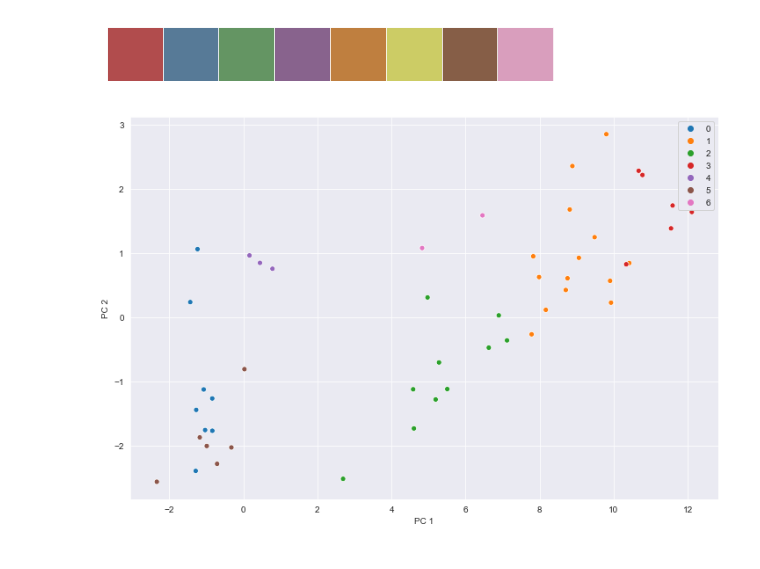
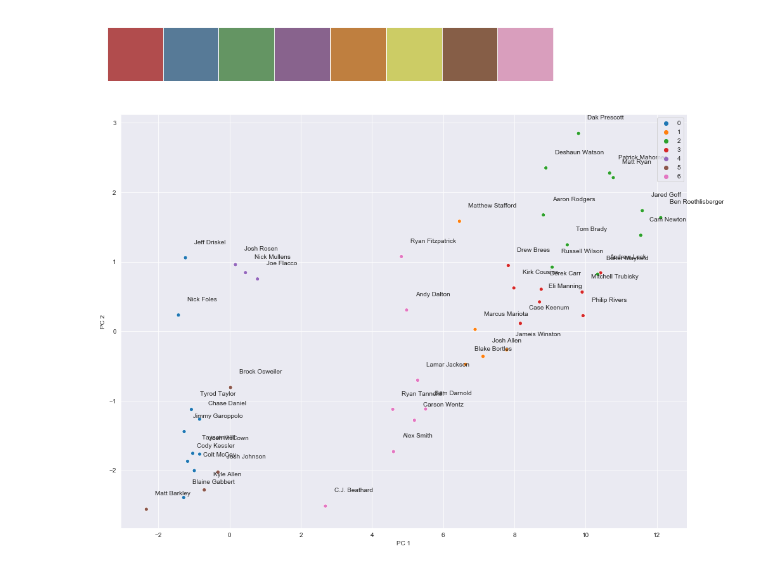
Before and after one commit to desaiiviral/Projects, a Jupyter notebook: Fantasy Ranking.ipynb, the cells around one changed output. Drawn from its saved outputs; the diff is of its cells as text; code cells hidden in the pictures.

```diff
--- a/Fantasy Ranking.ipynb
+++ b/Fantasy Ranking.ipynb
@@ -32,6 +32,13 @@ stats_norm = stats.sort_values('FantPt', ascending = False)
 #ppr leagues
 stats_ppr = stats.sort_values('PPR', ascending = False)
 
+#cleaning up player column
+#normal league
+stats_norm['Player'] = stats_norm['Player'].str.split('*').str[0].str.split('\\').str[0]
+
+#ppr league
+stats_ppr['Player'] = stats_ppr['Player'].str.split('*').str[0].str.split('\\').str[0]
+
 #std predictors
 std_predictors = ['Player', 'G', 'GS', 'Cmp', 'Att', 'Yds', 'TD', 'Int', 'Att.1',
                   'Yds.1', 'Y/A', 'TD.1', 'Tgt', 'Rec', 'Yds.2', 'Y/R',
@@ -47,15 +54,13 @@ df_std = stats.filter(items = std_predictors)
 #all relevant predictors to use for PPR PCA
 df_ppr = stats.filter(items = ppr_predictors)
 
-#cleaning up player column
-#df[df_obj.columns] = df_obj.apply(lambda x: x.str.strip())
-
 #storing index as player names for std
 df_std.set_index('Player', inplace = True)
 
 #storing index as player names for ppr
 df_ppr.set_index('Player', inplace = True)
 
+#standardizing data
 #STD standardizing data
 df_std = StandardScaler().fit_transform(df_std)
 
@@ -269,27 +274,23 @@ For the PPR Leagues.
 current = sns.color_palette(sns.palplot(sns.color_palette("Set1", n_colors=8, desat=.5)))
 # %% [output]
 [figure]
-# %%
-stats_norm_pos['QB'].drop(columns = 'Name', inplace=True)
 # %%
 #gmm using 7 components
 gmm = GaussianMixture(n_components = 7, covariance_type = 'full', random_state = 0).fit(stats_norm_pos['QB'])
 
 #labeling our points based on GMM
 labels = gmm.predict(stats_norm_pos['QB'])
 
-results = pd.DataFrame()
-results['Player'] = stats_norm_pos['QB'].index.values
-results['Cluster Number'] = labels
 stats_norm_pos['QB']['Cluster'] = labels
 
 #changing fig size
-plt.figure(figsize = (12,8))
+plt.figure(figsize = (16,12))
 ax = sns.scatterplot(stats_norm_pos['QB']['PC 1'], stats_norm_pos['QB']['PC 2'], hue = labels, legend = 'full',
                 palette = current[0:7])
-#for i, txt in enumerate(stats_norm_pos['QB']['Name']):
- #   ax.annotate(txt, (stats_norm_pos['QB']['PC 1']+0.25, stats_norm_pos['QB']['PC 2'][i]+0.2))
+
+for i, txt in enumerate(stats_norm_pos['QB'].index.values):
+    ax.annotate(txt, (stats_norm_pos['QB']['PC 1'][i]+0.25, stats_norm_pos['QB']['PC 2'][i]+0.2))
 # %% [output]
-[figure, old version]
+[figure, new version]
 # %%
 #gmm using 6 components
```
Also changed, not shown: parts of 1 cell of this notebook.
